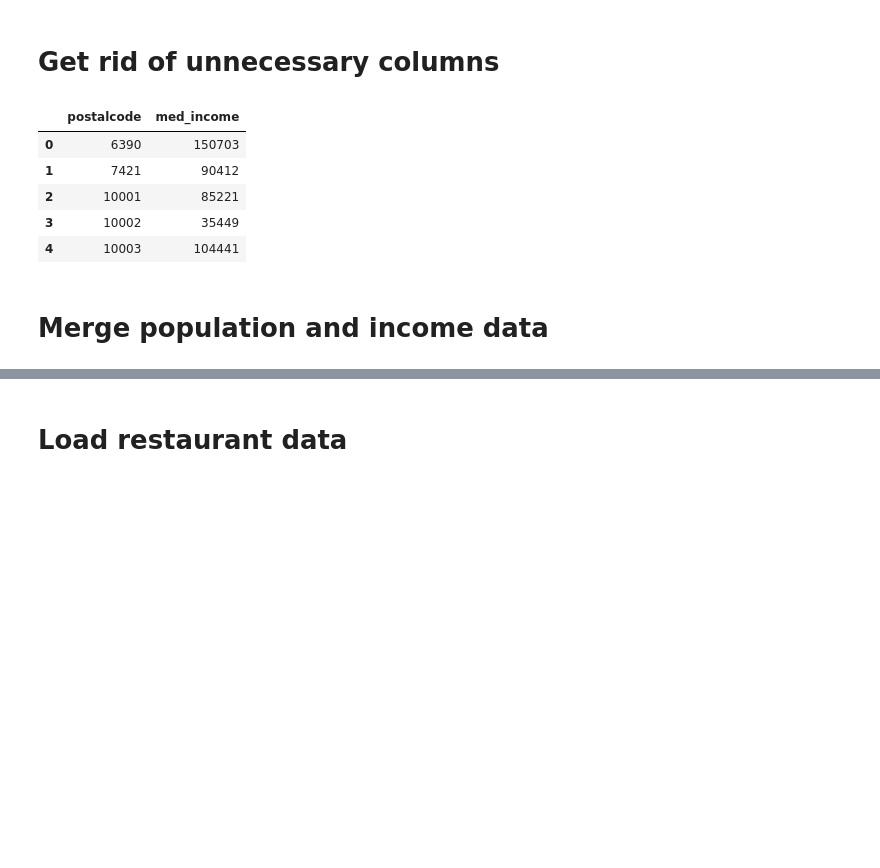
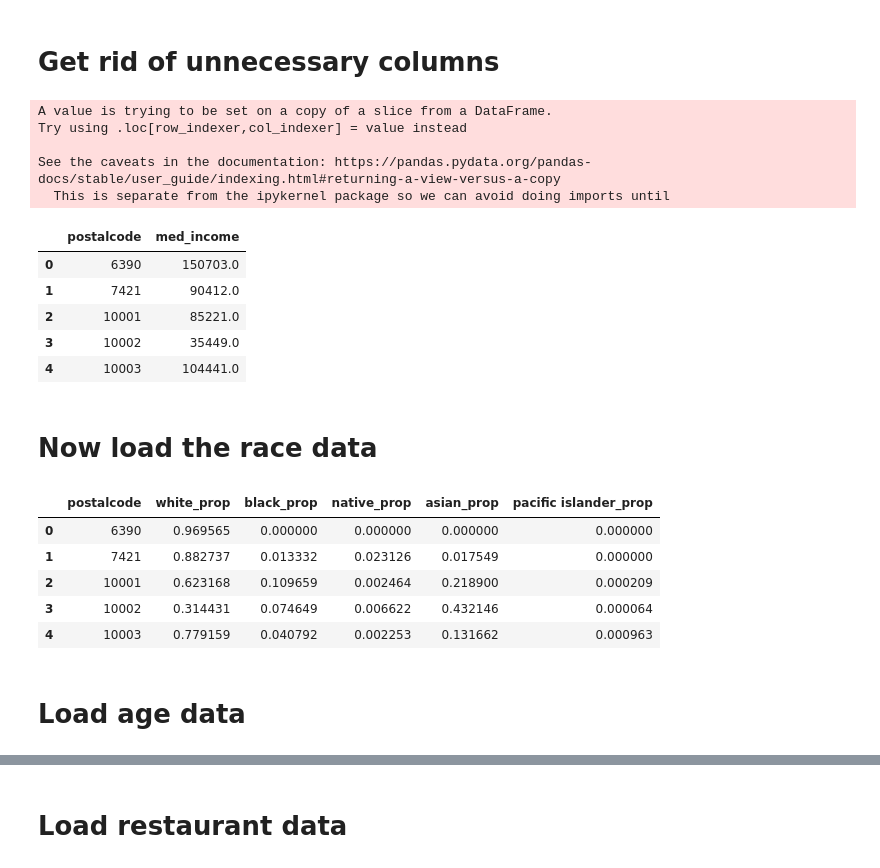
Before and after one commit to ted091020/Capstone2, a Jupyter notebook: Gathering Data.ipynb, the cells around one changed output, grey strips where cells are left out. Cells and saved outputs as stored; diff of their text form; code cells hidden in the pictures; blank space fills up the shorter version.

```diff
--- a/Gathering Data.ipynb
+++ b/Gathering Data.ipynb
@@ -2,6 +2,7 @@
 import pandas as pd
 import numpy as np
 import json
+pd.options.display.max_columns = None
 # %% [markdown]
 # Start by loading the population data
 # %%
@@ -37,13 +38,46 @@ raw_income_data = pd.read_csv(r'C:\Users\Evan\Desktop\Capstone 2\Data\Raw Data\N
 # %%
 income_data = raw_income_data[['Id2', 'Median income (dollars); Estimate; Households']]
 income_data.columns = ['postalcode', 'med_income']
+income_data['med_income'] = income_data['med_income'].apply(pd.to_numeric, errors='coerce')
 income_data.head()
 # %% [output]
+A value is trying to be set on a copy of a slice from a DataFrame.
+Try using .loc[row_indexer,col_indexer] = value instead
+
+See the caveats in the documentation: https://pandas.pydata.org/pandas-docs/stable/user_guide/indexing.html#returning-a-view-versus-a-copy
+  This is separate from the ipykernel package so we can avoid doing imports until
 |  | postalcode | med_income |
-| 0 | 6390 | 150703 |
-| 1 | 7421 | 90412 |
-| 2 | 10001 | 85221 |
-| 3 | 10002 | 35449 |
-| 4 | 10003 | 104441 |
+| 0 | 6390 | 150703.0 |
+| 1 | 7421 | 90412.0 |
+| 2 | 10001 | 85221.0 |
+| 3 | 10002 | 35449.0 |
+| 4 | 10003 | 104441.0 |
-# %% [markdown]
-# Merge population and income data
+# %% [markdown]
+# Now load the race data
+# %%
+race_data = pd.read_csv(r'C:\Users\Evan\Desktop\Capstone 2\Data\Raw Data\NY_race_pop_by_zip_code.csv', header=1)
+race_data = race_data[['Id2',
+                       'Estimate; Total:',
+                       'Estimate; Population of one race: - White',
+                       'Estimate; Population of one race: - Black or African American',
+                       'Estimate; Population of one race: - American Indian and Alaska Native',
+                       'Estimate; Population of one race: - Asian alone',
+                       'Estimate; Population of one race: - Native Hawaiian and Other Pacific Islander']]
+race_data.columns = ['postalcode', 'total', 'white', 'black', 'native', 'asian', 'pacific islander']
+
+races = ['white', 'black', 'native', 'asian', 'pacific islander']
+
+for race in races:
+    race_data[race+'_prop'] = race_data[race] / race_data['total']
+
+race_data = race_data.drop(columns=['total', 'white', 'black', 'native', 'asian', 'pacific islander'], axis=1)
+race_data.head()
+# %% [output]
+|  | postalcode | white_prop | black_prop | native_prop | asian_prop | pacific islander_prop |
+| 0 | 6390 | 0.969565 | 0.000000 | 0.000000 | 0.000000 | 0.000000 |
+| 1 | 7421 | 0.882737 | 0.013332 | 0.023126 | 0.017549 | 0.000000 |
+| 2 | 10001 | 0.623168 | 0.109659 | 0.002464 | 0.218900 | 0.000209 |
+| 3 | 10002 | 0.314431 | 0.074649 | 0.006622 | 0.432146 | 0.000064 |
+| 4 | 10003 | 0.779159 | 0.040792 | 0.002253 | 0.131662 | 0.000963 |
+# %% [markdown]
+# Load age data
```
Also changed, not shown: parts of 11 cells of this notebook.
